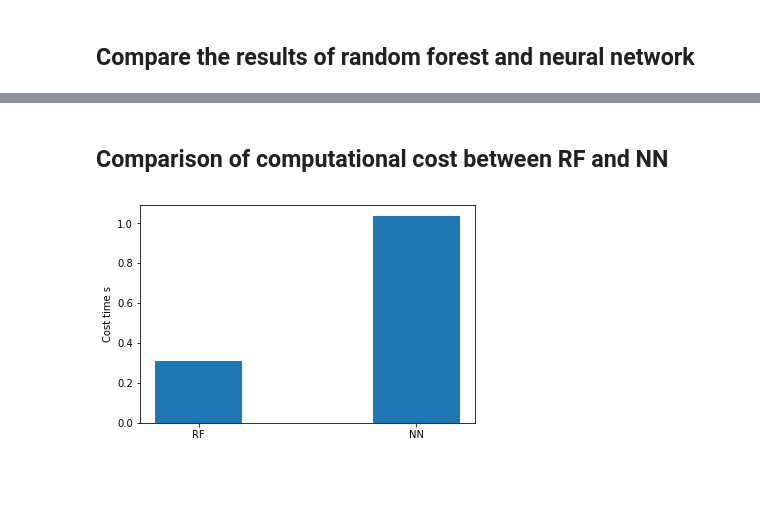
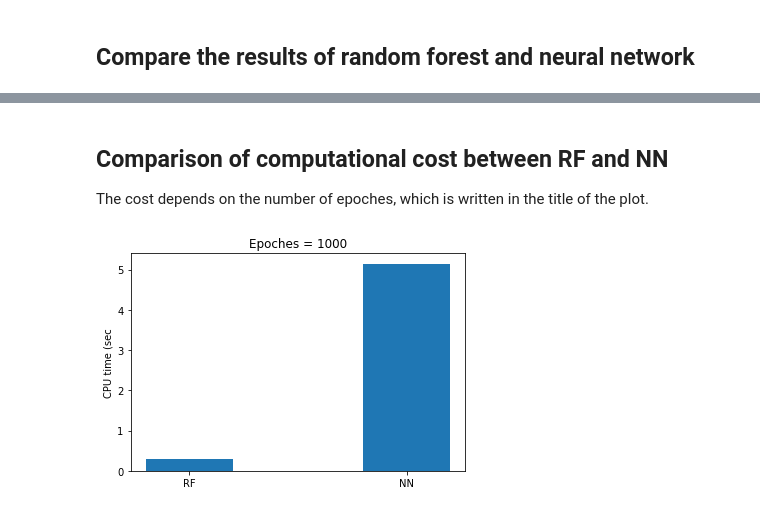
Before and after one commit to xiaoh/turbulence-modeling-PIML, a Jupyter notebook: regressionSolver.ipynb, the cells around one changed output, grey strips where cells are left out. Saved outputs shown, nothing was run; the diff lists cells and outputs as text; code cells hidden in the pictures; blank space fills up the shorter version.

Commit message:
improved plotting

```diff
--- a/regressionSolver.ipynb
+++ b/regressionSolver.ipynb
@@ -210,5 +210,5 @@ plt.show()
 # %%
-Nepochs = 5000
+Nepochs = 1000
 time_begin_NN = time.time()
 # Make prediction via the neural network
 testResponsesPred_NN = keras_nn(trainFeatures, trainResponses, testFeatures, Nepochs)
@@ -233,13 +234,16 @@ plt.show()
 # %% [markdown]
 ## Comparison of computational cost between RF and NN
+
+The cost depends on the number of epoches, which is written in the title of the plot.
 # %%
 cost_time_RF = time_end_RF - time_begin_RF
 cost_time_NN = time_end_NN - time_begin_NN
 
 xlabel = np.arange(2)
 plt.bar(xlabel, [cost_time_RF, cost_time_NN], 0.4)
-plt.ylabel('Cost time s')
+plt.ylabel('CPU time (sec')
 plt.xticks(xlabel, ('RF', 'NN'))
+plt.title('Epoches = ' + str(Nepochs))
 plt.show()
 # %% [output]
-[figure, old version]
+[figure, new version]
```
Also changed, not shown: parts of 7 cells of this notebook, 2 other files.
